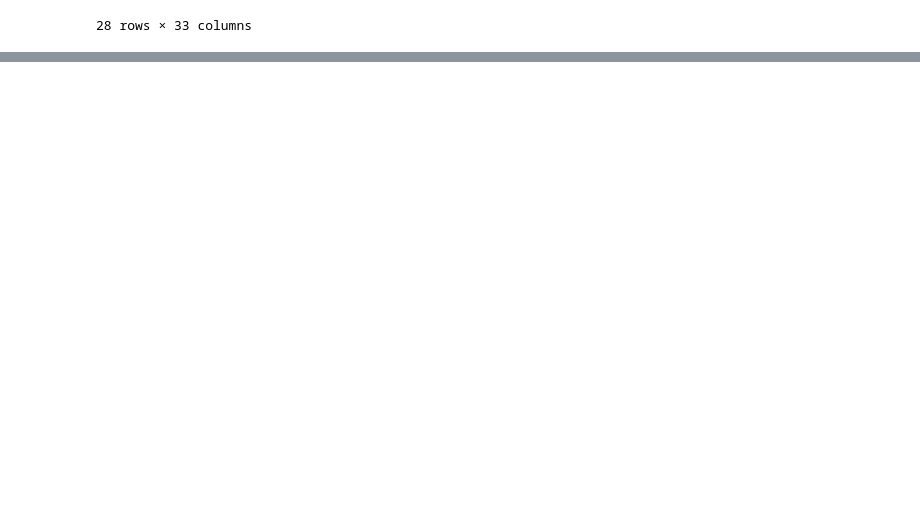
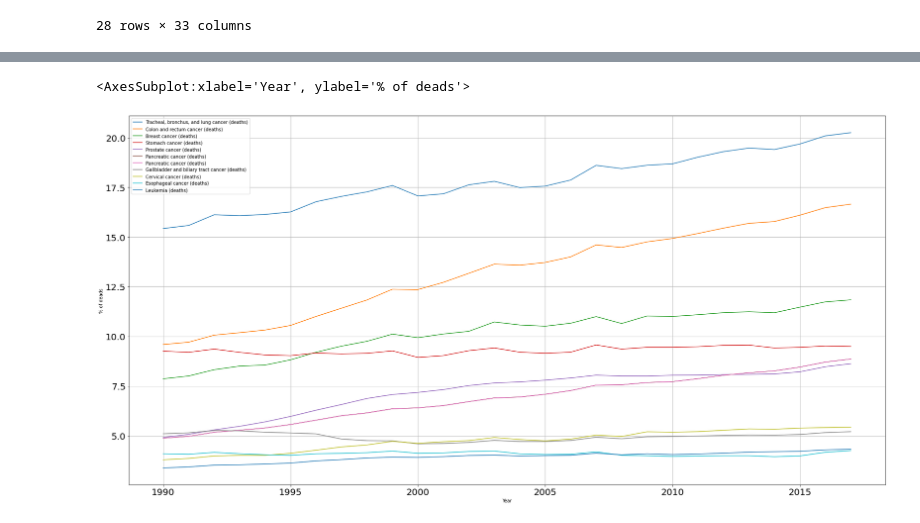
Before and after one commit to Juanarcidiacono/Main-deaths-causes-in-Argentina, a Jupyter notebook: Deads.ipynb, the cells around one changed output, grey strips where cells are left out. Drawn from its saved outputs; the diff is of its cells as text; code cells hidden in the pictures; blank space fills up the shorter version.

```diff
--- a/Deads.ipynb
+++ b/Deads.ipynb
@@ -190,0 +153,6 @@ Name: 2017, dtype: float64
+# %%
+cancer = pd.read_csv('total-cancer-deaths-by-type.csv')
+cancerArg = cancer.loc[cancer['Entity']=='Argentina']
+cancerArg.drop(columns=['Entity','Code'])
+cancerArg = cancerArg.set_index('Year')
+cancerArg = cancerArg.drop(columns =['Entity','Code'])
@@ -190,0 +183,7 @@ Name: 2017, dtype: float64
+# %%
+cancerList = causesArg['Cancers (deaths)'].values.tolist()
+# %%
+popCancer = []
+for i in range(len(cancerArg)):
+    product = cancerList[i]*popList[i][0]/100
+    popCancer.append(product)
@@ -190,0 +212,4 @@ Name: 2017, dtype: float64
+# %%
+for year in range(1990,2018):
+    pos =+ 1
+    cancerArg.loc[year] = 100*(cancerArg.loc[year]/popCancer[pos+1])
@@ -190,0 +252,9 @@ Name: 2017, dtype: float64
+# %%
+cancerArg[['Tracheal, bronchus, and lung cancer (deaths)','Colon and rectum cancer (deaths)','Breast cancer (deaths)','Stomach cancer (deaths)','Prostate cancer (deaths)','Pancreatic cancer (deaths)','Pancreatic cancer (deaths)','Gallbladder and biliary tract cancer (deaths)','Cervical cancer (deaths)','Esophageal cancer (deaths)','Leukemia (deaths)']].plot(grid='on',
+                                                                                                                fontsize= 20,
+                                                                                                                figsize=(30,15),
+                                                                                                                xlabel='Year',
+                                                                                                                ylabel='% of deads')
+# %% [output]
+<AxesSubplot:xlabel='Year', ylabel='% of deads'>
+[figure, added]
```
Also changed, not shown: parts of 18 cells of this notebook.
